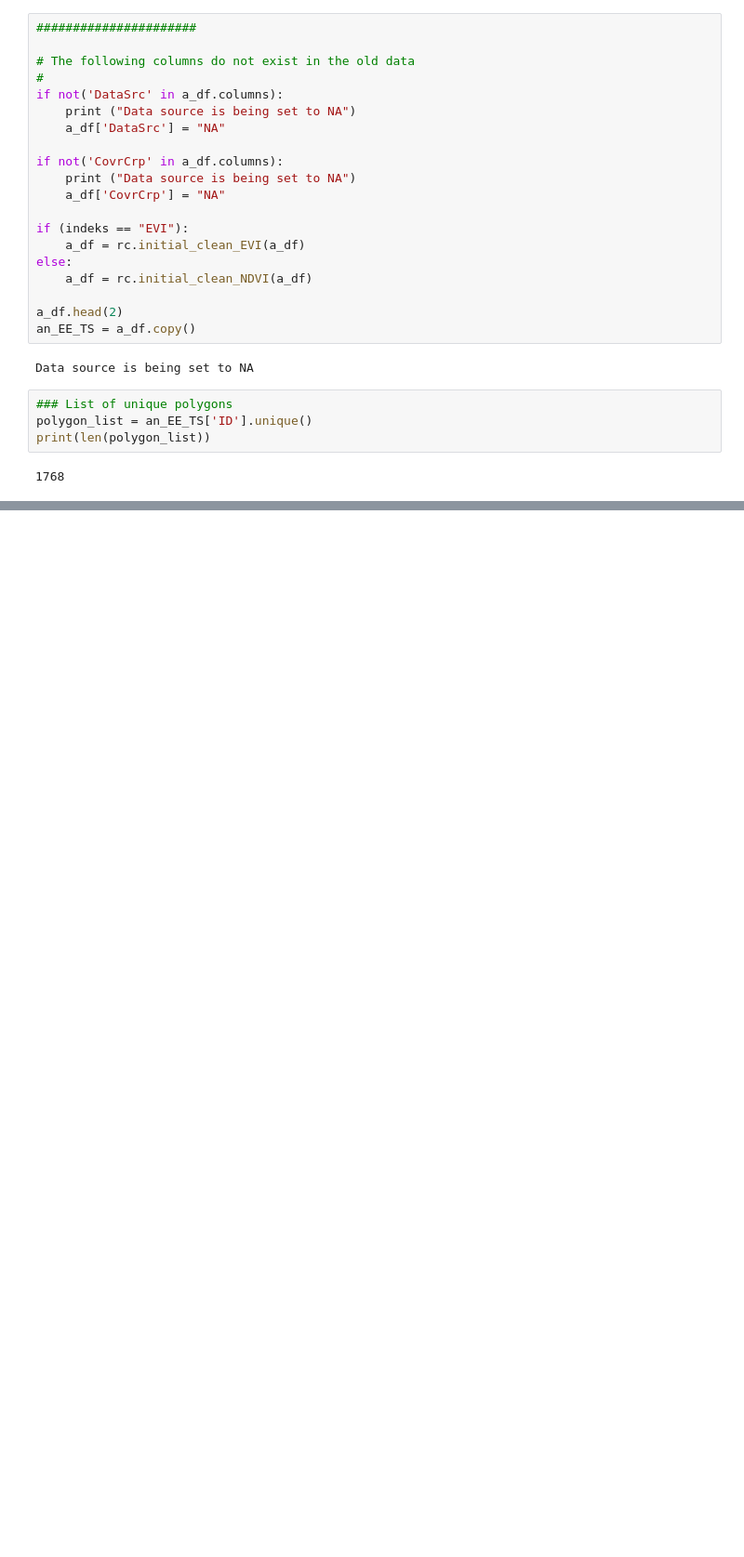
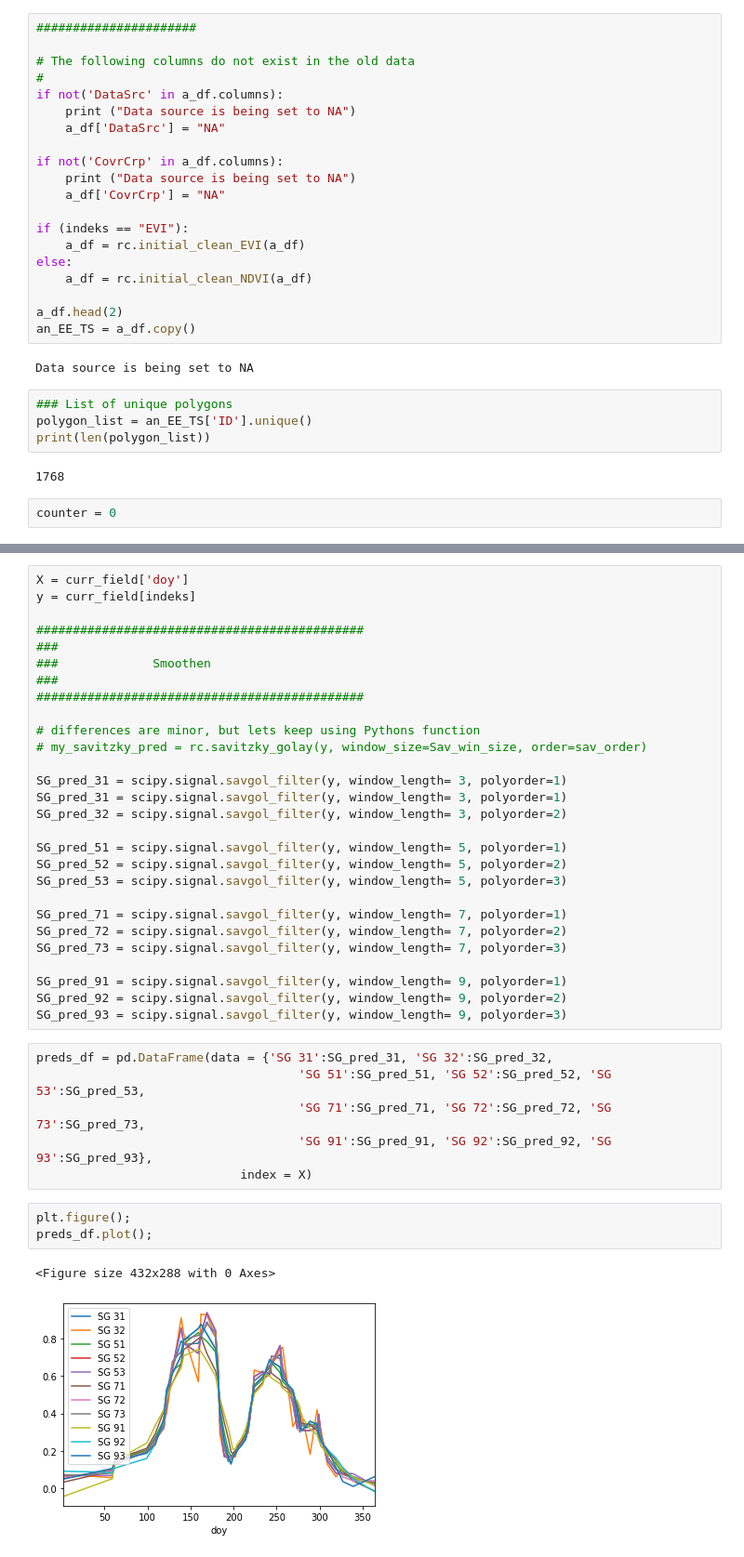
Before and after one commit to sunil21075/Ag, a Jupyter notebook: remote_sensing/python/Local_Jupyter_NoteBooks/panel plots.ipynb, the cells around one changed output, grey strips where cells are left out. Shown at 93% size. Saved outputs shown, nothing was run; the diff lists cells and outputs as text; blank space fills up the shorter version.

```diff
--- a/remote_sensing/python/Local_Jupyter_NoteBooks/panel plots.ipynb
+++ b/remote_sensing/python/Local_Jupyter_NoteBooks/panel plots.ipynb
@@ -170,3 +173,5 @@ polygon_list = an_EE_TS['ID'].unique()
 print(len(polygon_list))
 # %% [output]
 1768
+# %%
+counter = 0
@@ -172,0 +199,40 @@ print(len(polygon_list))
+# %%
+X = curr_field['doy']
+y = curr_field[indeks]
+
+#############################################
+###
+###             Smoothen
+###
+#############################################
+
+# differences are minor, but lets keep using Pythons function
+# my_savitzky_pred = rc.savitzky_golay(y, window_size=Sav_win_size, order=sav_order)
+
+SG_pred_31 = scipy.signal.savgol_filter(y, window_length= 3, polyorder=1)
+SG_pred_31 = scipy.signal.savgol_filter(y, window_length= 3, polyorder=1)
+SG_pred_32 = scipy.signal.savgol_filter(y, window_length= 3, polyorder=2)
+
+SG_pred_51 = scipy.signal.savgol_filter(y, window_length= 5, polyorder=1)
+SG_pred_52 = scipy.signal.savgol_filter(y, window_length= 5, polyorder=2)
+SG_pred_53 = scipy.signal.savgol_filter(y, window_length= 5, polyorder=3)
+
+SG_pred_71 = scipy.signal.savgol_filter(y, window_length= 7, polyorder=1)
+SG_pred_72 = scipy.signal.savgol_filter(y, window_length= 7, polyorder=2)
+SG_pred_73 = scipy.signal.savgol_filter(y, window_length= 7, polyorder=3)
+
+SG_pred_91 = scipy.signal.savgol_filter(y, window_length= 9, polyorder=1)
+SG_pred_92 = scipy.signal.savgol_filter(y, window_length= 9, polyorder=2)
+SG_pred_93 = scipy.signal.savgol_filter(y, window_length= 9, polyorder=3)
+# %%
+preds_df = pd.DataFrame(data = {'SG 31':SG_pred_31, 'SG 32':SG_pred_32,
+                                    'SG 51':SG_pred_51, 'SG 52':SG_pred_52, 'SG 53':SG_pred_53,
+                                    'SG 71':SG_pred_71, 'SG 72':SG_pred_72, 'SG 73':SG_pred_73,
+                                    'SG 91':SG_pred_91, 'SG 92':SG_pred_92, 'SG 93':SG_pred_93},
+                            index = X)
+# %%
+plt.figure();
+preds_df.plot();
+# %% [output]
+<Figure size 432x288 with 0 Axes>
+[figure, added]
```
Also changed, not shown: parts of 14 cells of this notebook, 5 other files.
